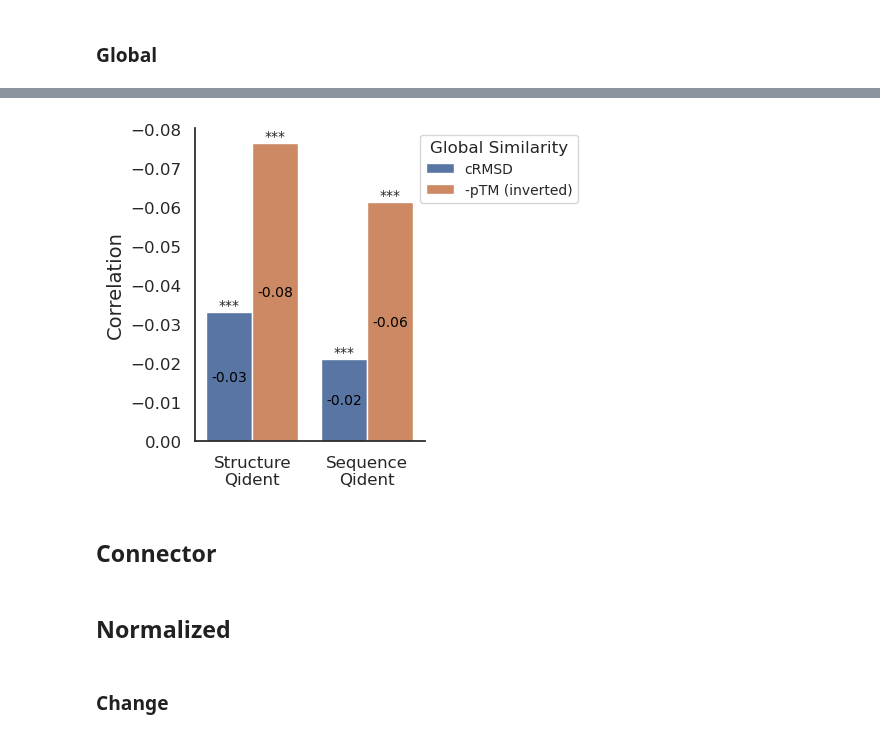
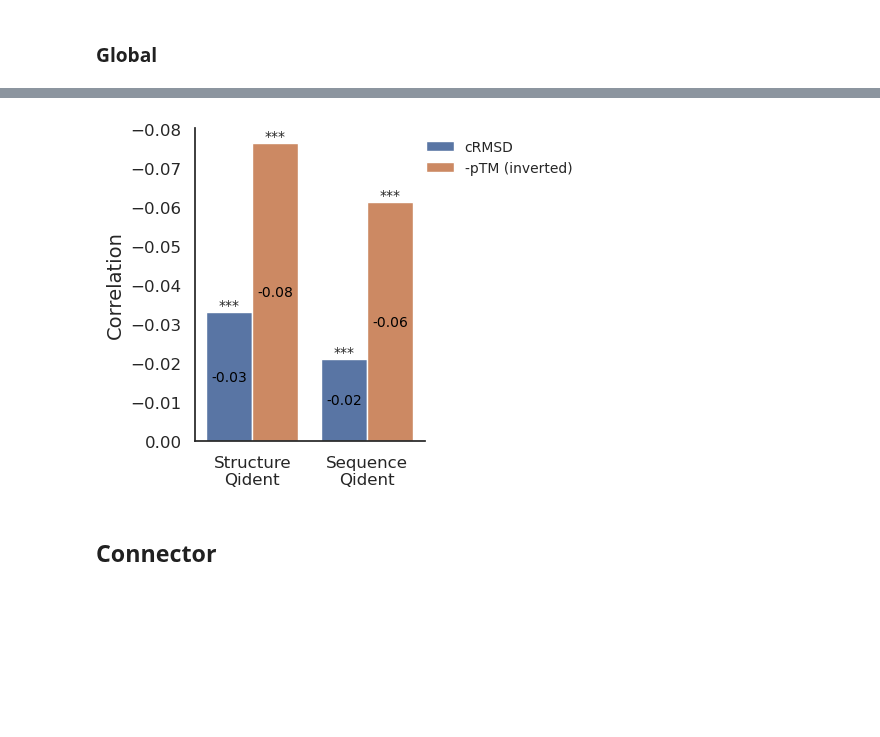
Before and after one commit to H-Dw/FANGS_v1, a Jupyter notebook: notebook/correlation_distance_dupl_embe_250627.ipynb, the cells around one changed output, grey strips where cells are left out. Drawn from its saved outputs; the diff is of its cells as text; code cells hidden in the pictures; blank space fills up the shorter version.

```diff
--- a/notebook/correlation_distance_dupl_embe_250627.ipynb
+++ b/notebook/correlation_distance_dupl_embe_250627.ipynb
@@ -11,0 +13,5 @@ Duplicated cluster data (95%)
+# %%
+work_folder = '../data/'
+os.chdir(work_folder)
+
+fig_save_path = '../figures/'
@@ -12,6 +26,6 @@ Duplicated cluster data (95%)
 # %%
 
-target_list_path = os.path.join(work_folder, 'dupl_INDI_cluster95_rep.tsv')
+target_list_path = os.path.join(work_folder, 'INDI_database/dupl_INDI_passed_cleaned.tsv')
 target_list_df = pd.read_csv(target_list_path, sep='\t')
 
-connector_generation_folder = os.path.join(work_folder, 'batch_graft_dupl_INDI_rep95_1s_top100_all_connector_250623/')
+connector_generation_folder = os.path.join(work_folder, 'batch_graft_generation/')
@@ -20,10 +32,3 @@ All duplicated data
-# %%
-
-target_list_path = os.path.join(work_folder, 'dupl_INDI_passed.tsv')
-target_list_df = pd.read_csv(target_list_path, sep='\t')
-
-# connector_generation_folder = os.path.join(work_folder, 'batch_graft_dupl_INDI_passed_1s_top25_all_connector_250620/')
-connector_generation_folder = os.path.join(work_folder, 'batch_graft_dupl_INDI_passed_1s_top100_all_connector_250701/')
 # %% [markdown]
 ### Original structure + structure similarity + sequence similarity
 # %% [markdown]
@@ -311,11 +230,4 @@ Pearson: 0.0921378743028311, P-value: 2.6228683244363505e-141
 # %%
-import pandas as pd
-import seaborn as sns
-import matplotlib.pyplot as plt
-from scipy.stats import pearsonr
-from matplotlib.container import BarContainer
-
-# 1. 构造汇总结果，pTM 取反
 labels = ['structure_qident', 'sequence_qident']
 targets = ['cRMSD', 'pTM']
 
@@ -323,7 +235,7 @@ rows = []
 for lab in labels:
     for tgt in targets:
         corr, pval = spearmanr(connector_df[lab], connector_df[tgt])
-        # 对 pTM 取反
+        # Inversed pTM
         if tgt == 'pTM':
             corr = -corr
         rows.append({
@@ -334,10 +246,8 @@ for lab in labels:
         })
 res_df = pd.DataFrame(rows)
 
-# 2. 可读 xticks
 xticks = ['Structure\nQident', 'Sequence\nQident']
 
-# 3. 画图
 sns.set(style="white")
 fig, ax = plt.subplots(figsize=(5, 4))
 
@@ -355,64 +265,59 @@ sns.barplot(
     ax=ax
 )
 
-# 4. 设置 x 轴
 ax.set_xticks(range(len(xticks)))
 ax.set_xticklabels(xticks, rotation=0, ha='center', fontsize=12)
 
-# 5. 贴 r 值
 for container in ax.containers:
     if isinstance(container, BarContainer):
         heights = [patch.get_height() for patch in container]
         labels  = [f"{h:.2f}" for h in heights]
         ax.bar_label(
             container,
             labels=labels,
-            label_type='center',   # ← 中心贴
-            padding=0,             # 贴得更紧凑
+            label_type='center',
+            padding=0,
             fontsize=10,
-            color='black'          # 也可以选个对比色，比如白色
+            color='black'
         )
-
-# 6. p-value 星号
-def p_to_stars(p):
-    if p < 0.001: return '***'
-    if p < 0.01:  return '**'
-    if p < 0.05:  return '*'
-    return 'ns'
 
 for bar, p in zip(ax.patches, res_df['p_value']):
     ax.text(
         bar.get_x() + bar.get_width()/2,
         bar.get_height(),
         p_to_stars(p),
         ha='center', va='bottom',
         fontsize=10
     )
 
-# 7. 美化 & 注释 pTM 已取负
 ax.set_xlabel('')
 ax.set_ylabel('Correlation', fontsize=14)
 ax.tick_params(axis='y', labelsize=12)
 ax.spines['top'].set_visible(False)
 ax.spines['right'].set_visible(False)
 
-# 修改图例标签：将 'pTM' 显示为 '-pTM'
-leg = ax.legend(title='Global Similarity', loc='upper left', bbox_to_anchor=(0.95, 1), fontsize=10)
+leg = ax.legend(
+    title=None,
+    loc='upper left',
+    bbox_to_anchor=(0.95, 1),
+    fontsize=10,
+    frameon=False
+)
+
 for text in leg.get_texts():
     if text.get_text() == 'pTM':
         text.set_text('-pTM (inverted)')
-leg.get_title().set_text('Global Similarity')
 
 ax.invert_yaxis()
 plt.tight_layout()
+
+plt.savefig(f"{fig_save_path}/global_similarity_spearmanr.png", dpi=600, bbox_inches='tight')
 plt.show()
 # %% [output]
-[figure, old version]
+[figure, new version]
 # %% [markdown]
 ## Connector
 # %%
 region_list = ['all', 'connector1', 'connector2', 'connector3']
 embe_list = ['raw_embeddings', 'pre_q_embeddings', 'ca_distance']
 stage_list = ['original', 'grafted']
-# %% [markdown]
-## Normalized
@@ -440,2 +323,0 @@ for embe in embe_list:
-# %% [markdown]
-### Change
```
Also changed, not shown: parts of 46 cells of this notebook, 32 other files.
